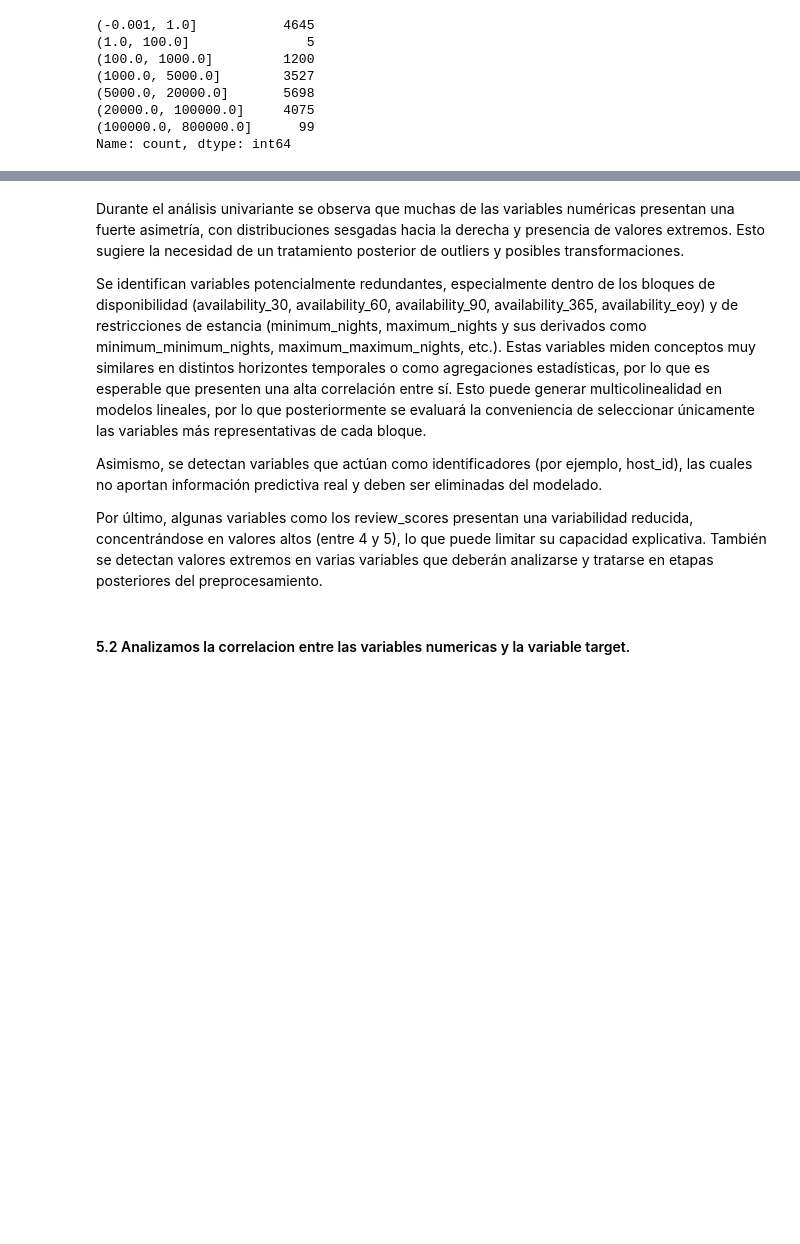
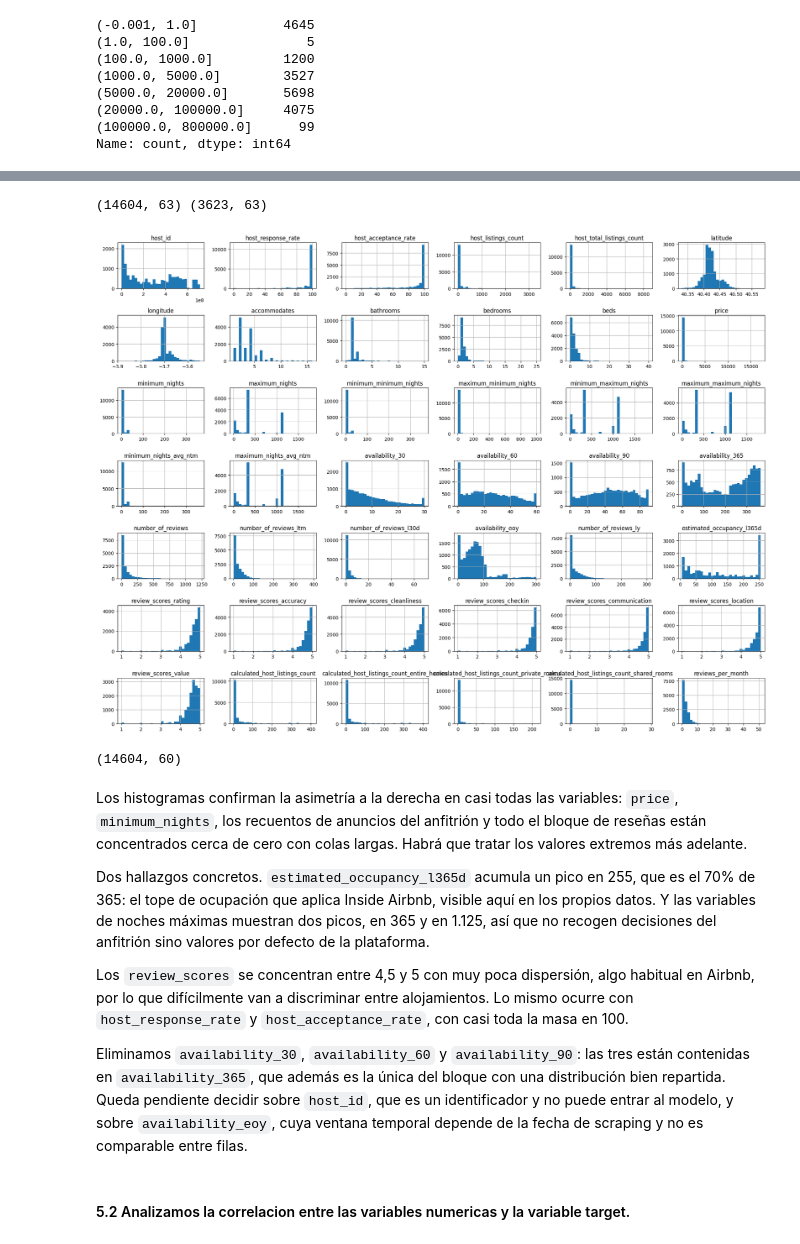
Before and after one commit to HimuraFresh/madrid-rental-revenue-prediction, a Jupyter notebook: notebooks/main.ipynb, the cells around one changed output, grey strips where cells are left out. Drawn from its saved outputs; the diff is of its cells as text; code cells hidden in the pictures; blank space fills up the shorter version.

```diff
--- a/notebooks/main.ipynb
+++ b/notebooks/main.ipynb
@@ -269,12 +549,3 @@ Dividimos las variables en numericas y categoricas.
 # %%
-num_cols = df.select_dtypes(include=["int64", "float64"]).columns.tolist()
-cat_cols = df.select_dtypes(include=["object", "string"]).columns.tolist()
-
-print("Numéricas:", len(num_cols))
-print("Categóricas:", len(cat_cols))
+num_cols = X_train.select_dtypes(include=["int64", "float64"]).columns.tolist()
+cat_cols = X_train.select_dtypes(include="object").columns.tolist()
-# %%
-# Analizamos las variables numericas excluyendo la target.
-
-num_cols = df.select_dtypes(include=["int64", "float64"]).columns.tolist()
-
-num_cols.remove("estimated_revenue_l365d")
@@ -283,12 +655,62 @@ df[num_cols].describe().T
+# %%
+# Eliminamos los anuncios sin actividad, manteniendo X e y alineados
+
+mask_train = y_train > 0
+
+X_train = X_train[mask_train]
+y_train = y_train[mask_train]
+
+mask_test = y_test > 0
+
+X_test = X_test[mask_test]
+y_test = y_test[mask_test]
+
+# Recalculamos el target en escala logarítmica
+
+y_train_log = np.log1p(y_train)
+
+print(X_train.shape, X_test.shape)
+# %% [output]
+(14604, 63) (3623, 63)
 # %%
-df[num_cols].hist(figsize=(20,15), bins=30)
+X_train[num_cols].hist(figsize=(20,15), bins=30)
 plt.tight_layout()
 plt.show()
+# %% [output]
+[figure, added]
+# %%
+# availability_30, 60 y 90 están contenidas en availability_365
+
+cols_drop_disponibilidad = ["availability_30", "availability_60", "availability_90"]
+
+X_train = X_train.drop(columns=cols_drop_disponibilidad, errors="ignore")
+X_test = X_test.drop(columns=cols_drop_disponibilidad, errors="ignore")
+
+num_cols = X_train.select_dtypes(include=["int64", "float64"]).columns.tolist()
+cat_cols = X_train.select_dtypes(include="object").columns.tolist()
+
+X_train.shape
+# %% [output]
+(14604, 60)
 # %% [markdown]
-Durante el análisis univariante se observa que muchas de las variables numéricas presentan una fuerte asimetría, con distribuciones sesgadas hacia la derecha y presencia de valores extremos. Esto sugiere la necesidad de un tratamiento posterior de outliers y posibles transformaciones.
+Los histogramas confirman la asimetría a la derecha en casi todas las variables:
+`price`, `minimum_nights`, los recuentos de anuncios del anfitrión y todo el
+bloque de reseñas están concentrados cerca de cero con colas largas. Habrá que
+tratar los valores extremos más adelante.
 
-Se identifican variables potencialmente redundantes, especialmente dentro de los bloques de disponibilidad (availability_30, availability_60, availability_90, availability_365, availability_eoy) y de restricciones de estancia (minimum_nights, maximum_nights y sus derivados como minimum_minimum_nights, maximum_maximum_nights, etc.). Estas variables miden conceptos muy similares en distintos horizontes temporales o como agregaciones estadísticas, por lo que es esperable que presenten una alta correlación entre sí. Esto puede generar multicolinealidad en modelos lineales, por lo que posteriormente se evaluará la conveniencia de seleccionar únicamente las variables más representativas de cada bloque.
+Dos hallazgos concretos. `estimated_occupancy_l365d` acumula un pico en 255, que
+es el 70% de 365: el tope de ocupación que aplica Inside Airbnb, visible aquí en
+los propios datos. Y las variables de noches máximas muestran dos picos, en 365
+y en 1.125, así que no recogen decisiones del anfitrión sino valores por defecto
+de la plataforma.
 
-Asimismo, se detectan variables que actúan como identificadores (por ejemplo, host_id), las cuales no aportan información predictiva real y deben ser eliminadas del modelado.
+Los `review_scores` se concentran entre 4,5 y 5 con muy poca dispersión, algo
+habitual en Airbnb, por lo que difícilmente van a discriminar entre alojamientos.
+Lo mismo ocurre con `host_response_rate` y `host_acceptance_rate`, con casi toda
+la masa en 100.
 
-Por último, algunas variables como los review_scores presentan una variabilidad reducida, concentrándose en valores altos (entre 4 y 5), lo que puede limitar su capacidad explicativa. También se detectan valores extremos en varias variables que deberán analizarse y tratarse en etapas posteriores del preprocesamiento.
+Eliminamos `availability_30`, `availability_60` y `availability_90`: las tres
+están contenidas en `availability_365`, que además es la única del bloque con una
+distribución bien repartida. Queda pendiente decidir sobre `host_id`, que es un
+identificador y no puede entrar al modelo, y sobre `availability_eoy`, cuya
+ventana temporal depende de la fecha de scraping y no es comparable entre filas.
```
Also changed, not shown: parts of 43 cells of this notebook.
